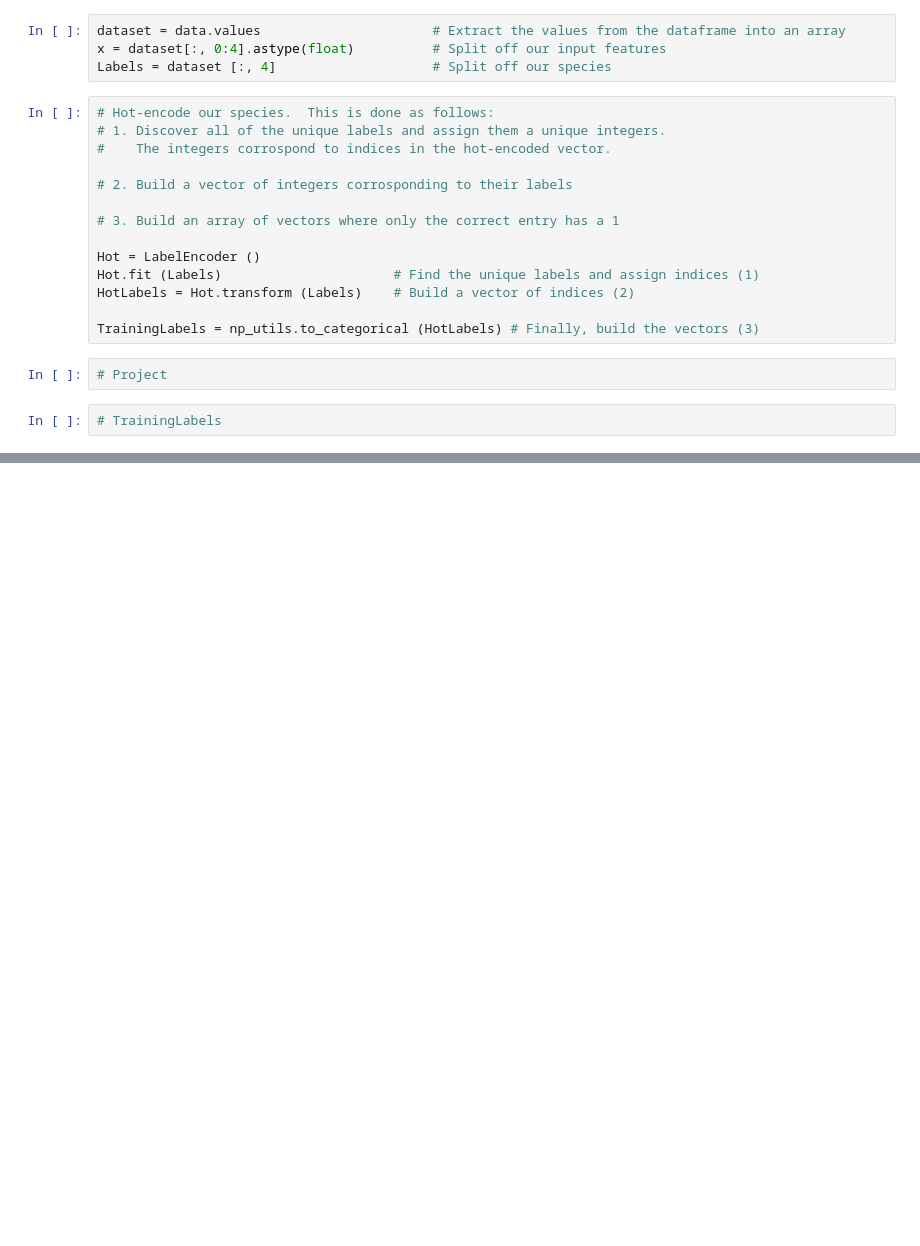
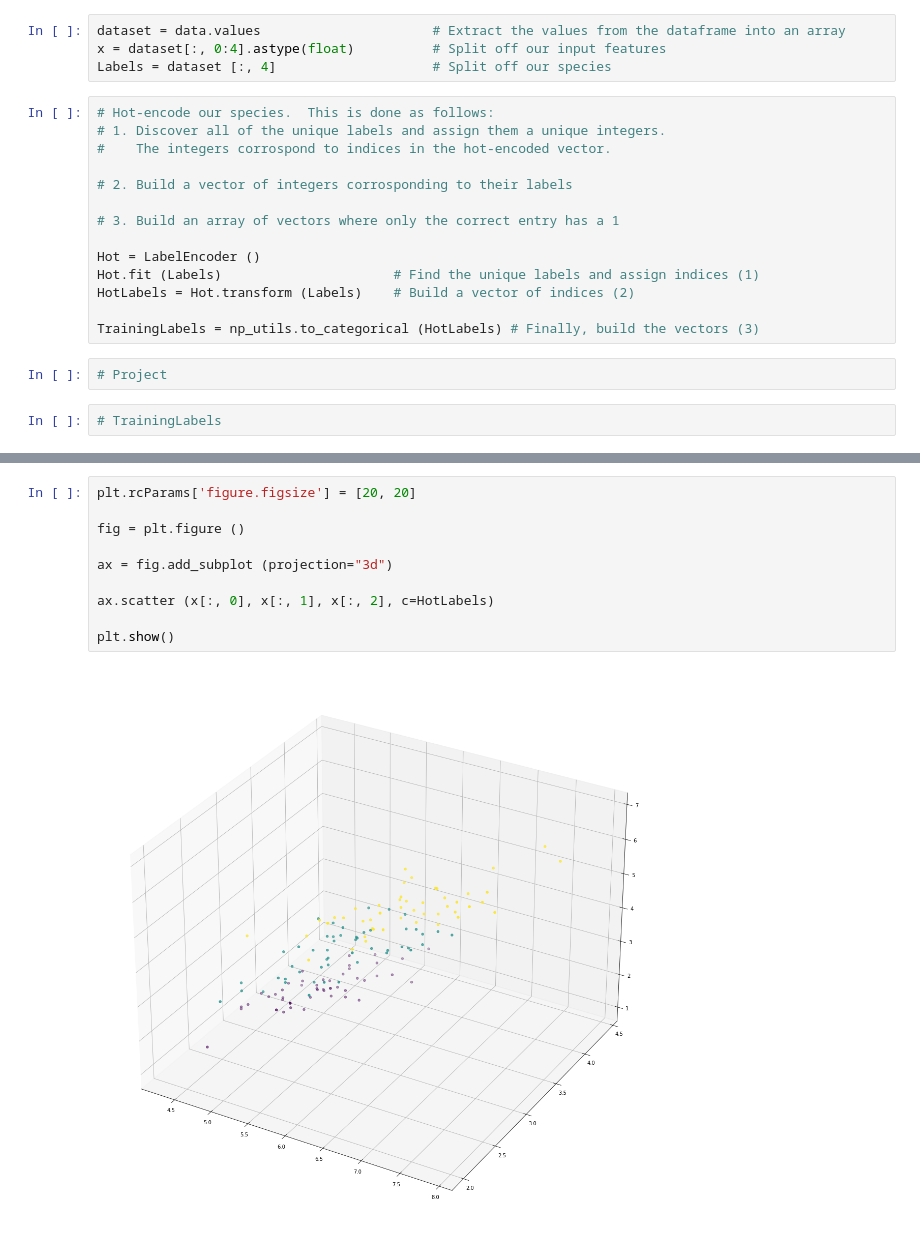
Before and after one commit to nom-de-guerre/DDL_book, a Jupyter notebook: Chap04/Project_4_3.ipynb, the cells around one changed output, grey strips where cells are left out. Drawn from its saved outputs; the diff is of its cells as text; blank space fills up the shorter version.

```diff
--- a/Chap04/Project_4_3.ipynb
+++ b/Chap04/Project_4_3.ipynb
@@ -178,0 +133,12 @@ opt.get_config ()
+# %%
+plt.rcParams['figure.figsize'] = [20, 20]
+
+fig = plt.figure ()
+
+ax = fig.add_subplot (projection="3d")
+
+ax.scatter (x[:, 0], x[:, 1], x[:, 2], c=HotLabels)
+
+plt.show()
+# %% [output]
+[figure, added]
```
Also changed, not shown: parts of 18 cells of this notebook, 1 other file.
